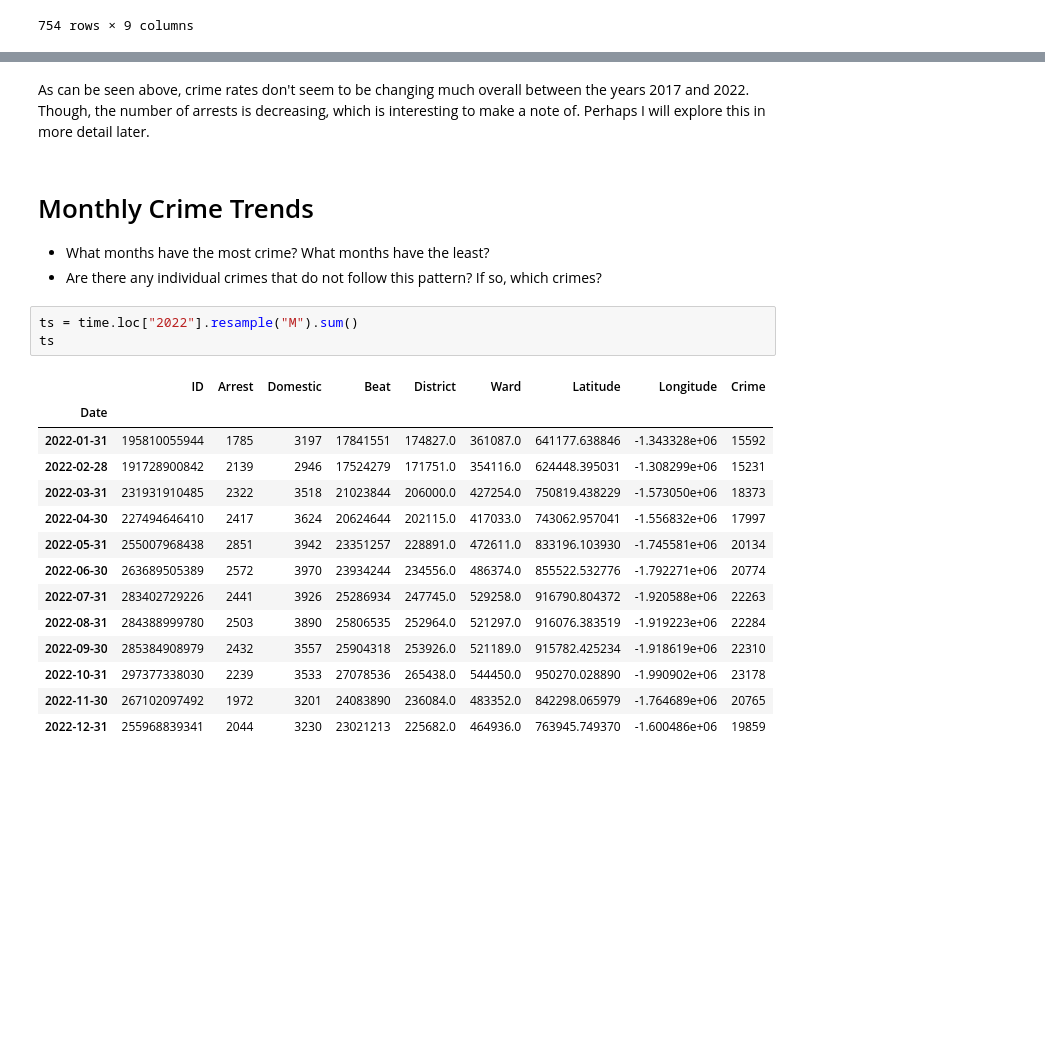
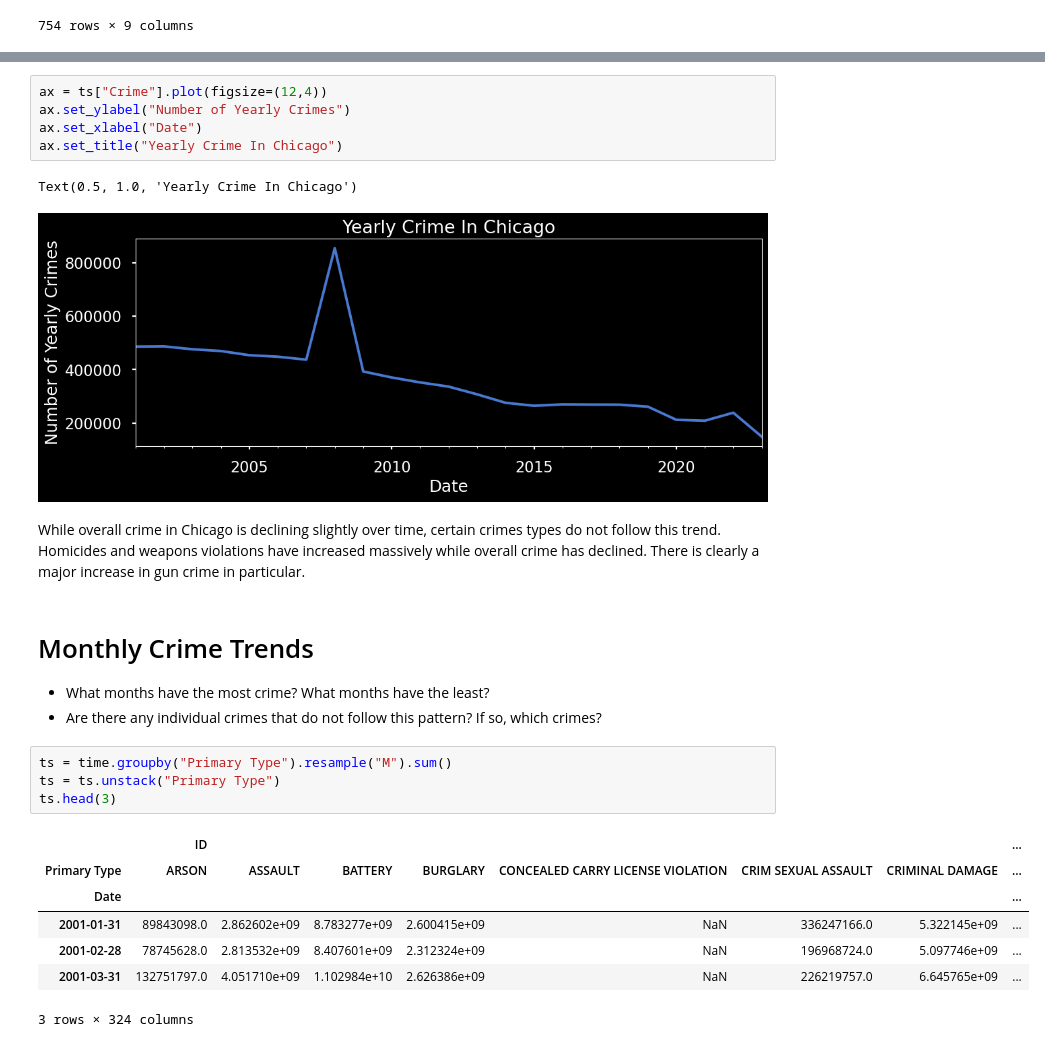
Before and after one commit to JamisonHunter/Chicago-Crime-Data-Analysis, a Jupyter notebook: chicago_crime_data_analysis.ipynb, the cells around one changed output, grey strips where cells are left out. Drawn from its saved outputs; the diff is of its cells as text; blank space fills up the shorter version.

```diff
--- a/chicago_crime_data_analysis.ipynb
+++ b/chicago_crime_data_analysis.ipynb
@@ -305,26 +332,28 @@ Text(0.5, 1.0, 'Monthly Crimes In Chicago')
+# %%
+ax = ts["Crime"].plot(figsize=(12,4))
+ax.set_ylabel("Number of Yearly Crimes")
+ax.set_xlabel("Date")
+ax.set_title("Yearly Crime In Chicago")
+# %% [output]
+Text(0.5, 1.0, 'Yearly Crime In Chicago')
+[figure, added]
 # %% [markdown]
-As can be seen above, crime rates don't seem to be changing much overall between the years 2017 and 2022. Though, the number of arrests is decreasing, which is interesting to make a note of. Perhaps I will explore this in more detail later.
+While overall crime in Chicago is declining slightly over time, certain crimes types do not follow this trend. Homicides and weapons violations have increased massively while overall crime has declined. There is clearly a major increase in gun crime in particular.
 # %% [markdown]
 # Monthly Crime Trends
 
 * What months have the most crime? What months have the least?
 * Are there any individual crimes that do not follow this pattern? If so, which crimes?
 # %%
-ts = time.loc["2022"].resample("M").sum()
-ts
+ts = time.groupby("Primary Type").resample("M").sum()
+ts = ts.unstack("Primary Type")
+ts.head(3)
 # %% [output]
-|  | ID | Arrest | Domestic | Beat | District | Ward | Latitude | Longitude | Crime |
-| Date |  |  |  |  |  |  |  |  |  |
-| 2022-01-31 | 195810055944 | 1785 | 3197 | 17841551 | 174827.0 | 361087.0 | 641177.638846 | -1.343328e+06 | 15592 |
-| 2022-02-28 | 191728900842 | 2139 | 2946 | 17524279 | 171751.0 | 354116.0 | 624448.395031 | -1.308299e+06 | 15231 |
-| 2022-03-31 | 231931910485 | 2322 | 3518 | 21023844 | 206000.0 | 427254.0 | 750819.438229 | -1.573050e+06 | 18373 |
-| 2022-04-30 | 227494646410 | 2417 | 3624 | 20624644 | 202115.0 | 417033.0 | 743062.957041 | -1.556832e+06 | 17997 |
-| 2022-05-31 | 255007968438 | 2851 | 3942 | 23351257 | 228891.0 | 472611.0 | 833196.103930 | -1.745581e+06 | 20134 |
-| 2022-06-30 | 263689505389 | 2572 | 3970 | 23934244 | 234556.0 | 486374.0 | 855522.532776 | -1.792271e+06 | 20774 |
-| 2022-07-31 | 283402729226 | 2441 | 3926 | 25286934 | 247745.0 | 529258.0 | 916790.804372 | -1.920588e+06 | 22263 |
-| 2022-08-31 | 284388999780 | 2503 | 3890 | 25806535 | 252964.0 | 521297.0 | 916076.383519 | -1.919223e+06 | 22284 |
-| 2022-09-30 | 285384908979 | 2432 | 3557 | 25904318 | 253926.0 | 521189.0 | 915782.425234 | -1.918619e+06 | 22310 |
-| 2022-10-31 | 297377338030 | 2239 | 3533 | 27078536 | 265438.0 | 544450.0 | 950270.028890 | -1.990902e+06 | 23178 |
-| 2022-11-30 | 267102097492 | 1972 | 3201 | 24083890 | 236084.0 | 483352.0 | 842298.065979 | -1.764689e+06 | 20765 |
-| 2022-12-31 | 255968839341 | 2044 | 3230 | 23021213 | 225682.0 | 464936.0 | 763945.749370 | -1.600486e+06 | 19859 |
+|  | ID |  |  |  |  |  |  | ... |
+| Primary Type | ARSON | ASSAULT | BATTERY | BURGLARY | CONCEALED CARRY LICENSE VIOLATION | CRIM SEXUAL ASSAULT | CRIMINAL DAMAGE | ... |
+| Date |  |  |  |  |  |  |  | ... |
+| 2001-01-31 | 89843098.0 | 2.862602e+09 | 8.783277e+09 | 2.600415e+09 | NaN | 336247166.0 | 5.322145e+09 | ... |
+| 2001-02-28 | 78745628.0 | 2.813532e+09 | 8.407601e+09 | 2.312324e+09 | NaN | 196968724.0 | 5.097746e+09 | ... |
+| 2001-03-31 | 132751797.0 | 4.051710e+09 | 1.102984e+10 | 2.626386e+09 | NaN | 226219757.0 | 6.645765e+09 | ... |
+3 rows × 324 columns
 # %%
```
Also changed, not shown: parts of 50 cells of this notebook.
